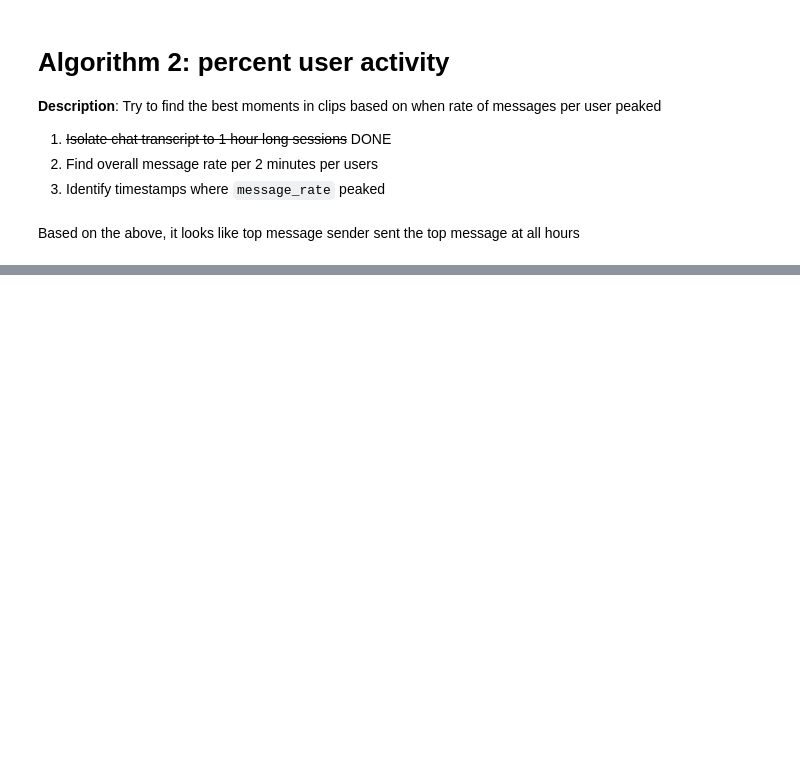
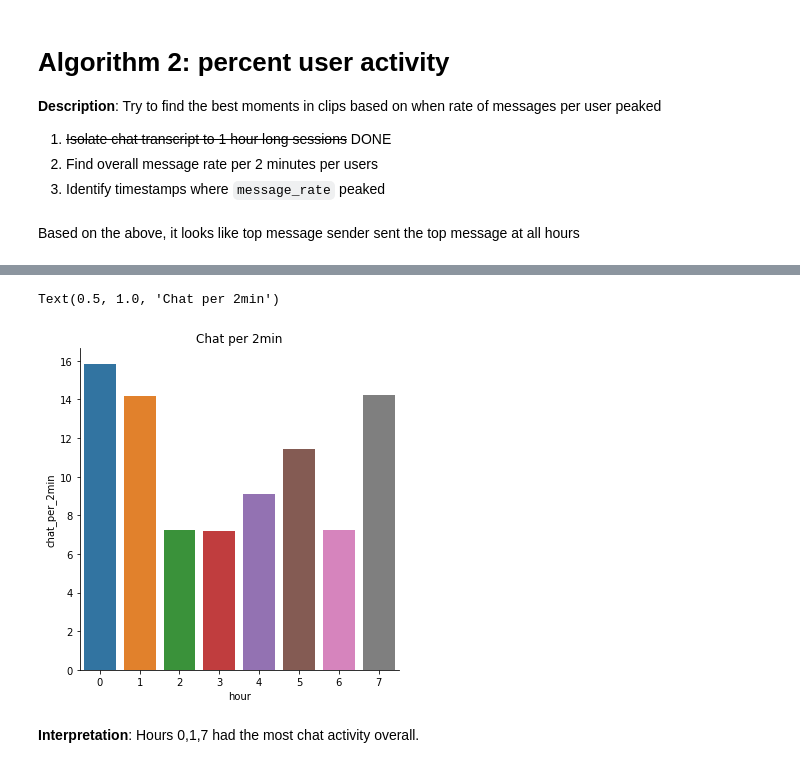
Before and after one commit to pillargg/pillar_algos, a Jupyter notebook: pillar.ipynb, the cells around one changed output, grey strips where cells are left out. Saved outputs shown, nothing was run; the diff lists cells and outputs as text; code cells hidden in the pictures; blank space fills up the shorter version.

```diff
--- a/pillar.ipynb
+++ b/pillar.ipynb
@@ -393,0 +535,29 @@ Based on the above, it looks like top message sender sent the top message at all
+# %%
+def big_rate_finder(dataframe, x=2):
+    '''
+    Finds the overall chat rate per X minutes, regardless of chatter ID
+    '''
+
+    dataframe = dataframe.sort_values('created_at')
+    seconds = dt.timedelta.total_seconds(dataframe.iloc[-1,0] - dataframe.iloc[0,0])
+    messages = len(dataframe['body'])
+
+    rate = (messages/seconds) * 60 * x
+
+    return rate
+# %%
+hour_rates = {}
+for i in range(len(hour_list)):
+    rate = big_rate_finder(hour_list[i])
+    hour_rates[i] = [rate]
+# %%
+hour_rates = pd.DataFrame(hour_rates).T.reset_index()
+hour_rates.columns = ['hour','chat_per_2min']
+# %%
+sns.catplot(x='hour',y='chat_per_2min',data=hour_rates, kind='bar')
+plt.title("Chat per 2min")
+# %% [output]
+Text(0.5, 1.0, 'Chat per 2min')
+[figure, added]
+# %% [markdown]
+__Interpretation__: Hours 0,1,7 had the most chat activity overall.
```
Also changed, not shown: parts of 16 cells of this notebook.
